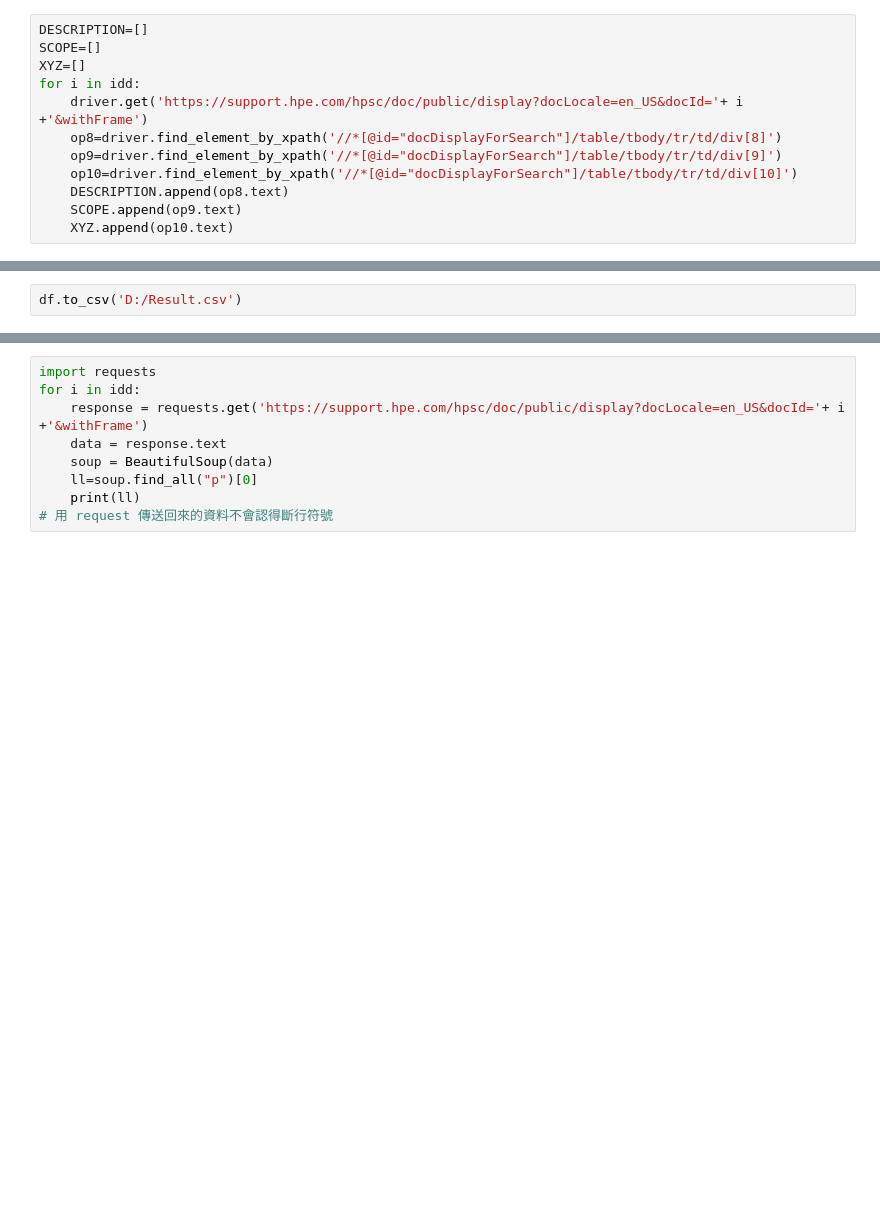
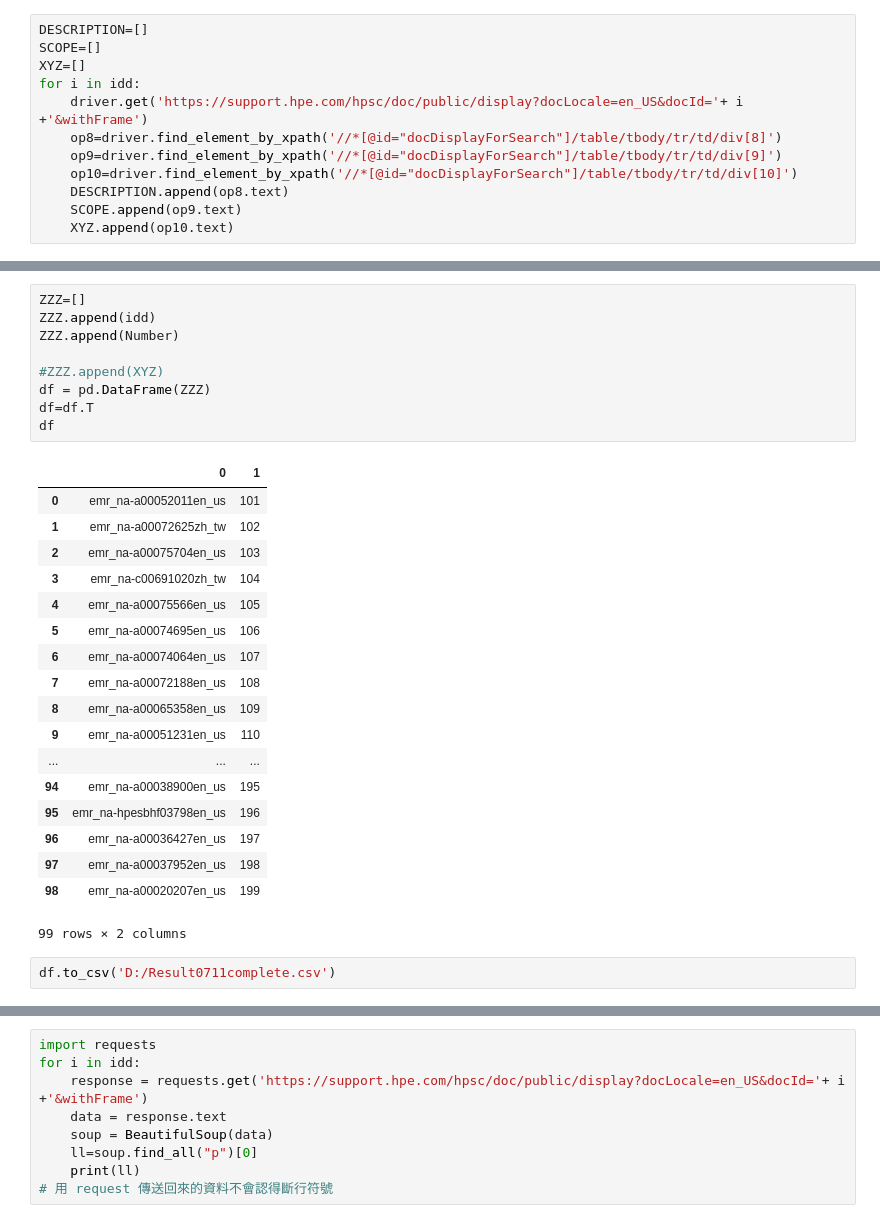
Before and after one commit to ckma761231/2nd-ML100Days, a Jupyter notebook: homework/test0704.ipynb, the cells around one changed output, grey strips where cells are left out. Cells and saved outputs as stored; diff of their text form; blank space fills up the shorter version.

```diff
--- a/homework/test0704.ipynb
+++ b/homework/test0704.ipynb
@@ -85,2 +102,30 @@ df
+# %%
+ZZZ=[]
+ZZZ.append(idd)
+ZZZ.append(Number)
+
+#ZZZ.append(XYZ)
+df = pd.DataFrame(ZZZ)
+df=df.T
+df
+# %% [output]
+|  | 0 | 1 |
+| 0 | emr_na-a00052011en_us | 101 |
+| 1 | emr_na-a00072625zh_tw | 102 |
+| 2 | emr_na-a00075704en_us | 103 |
+| 3 | emr_na-c00691020zh_tw | 104 |
+| 4 | emr_na-a00075566en_us | 105 |
+| 5 | emr_na-a00074695en_us | 106 |
+| 6 | emr_na-a00074064en_us | 107 |
+| 7 | emr_na-a00072188en_us | 108 |
+| 8 | emr_na-a00065358en_us | 109 |
+| 9 | emr_na-a00051231en_us | 110 |
+| ... | ... | ... |
+| 94 | emr_na-a00038900en_us | 195 |
+| 95 | emr_na-hpesbhf03798en_us | 196 |
+| 96 | emr_na-a00036427en_us | 197 |
+| 97 | emr_na-a00037952en_us | 198 |
+| 98 | emr_na-a00020207en_us | 199 |
+99 rows × 2 columns
 # %%
-df.to_csv('D:/Result.csv')
+df.to_csv('D:/Result0711complete.csv')
```
Also changed, not shown: parts of 6 cells of this notebook, 1 other file.
